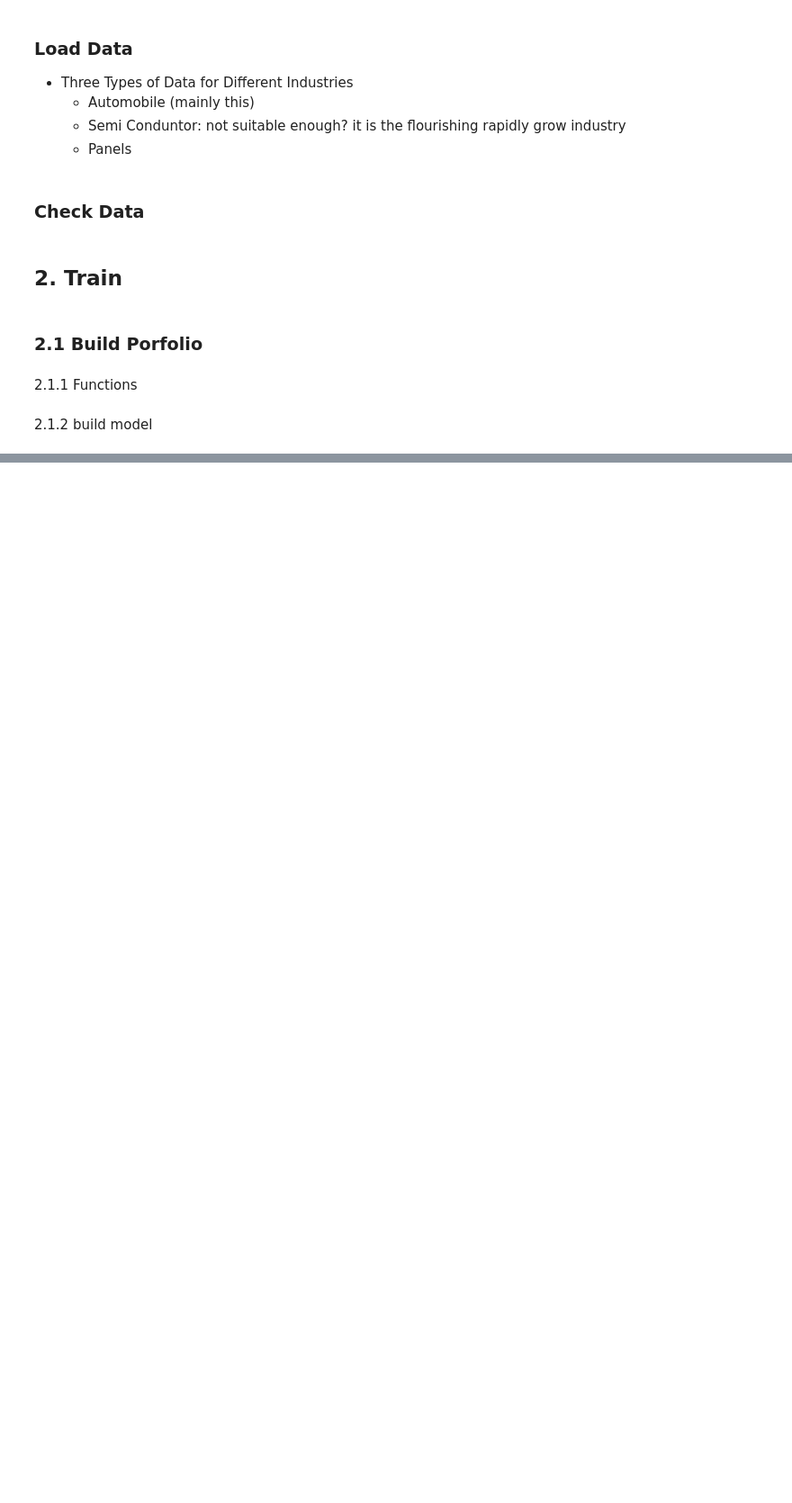
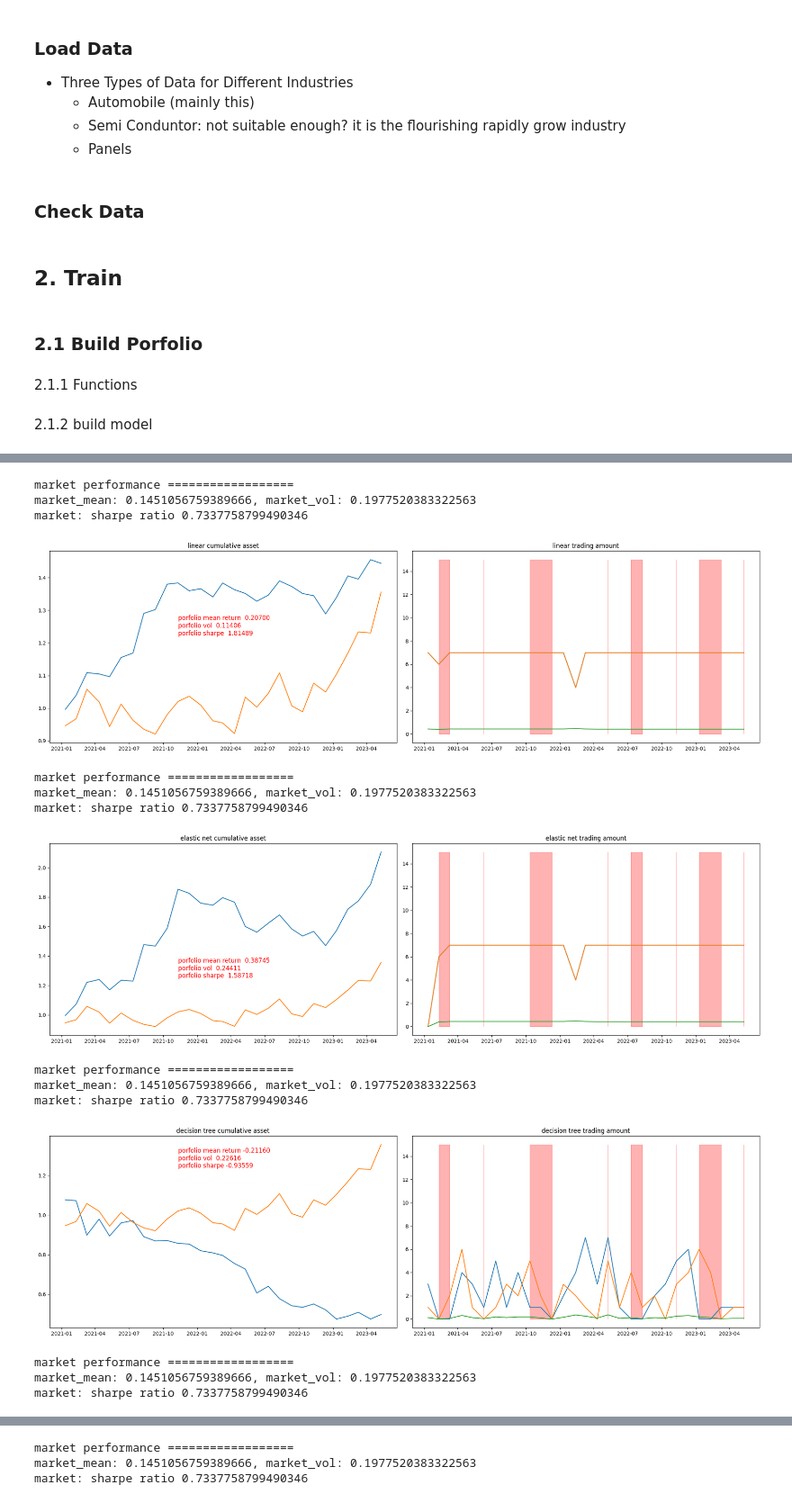
Before and after one commit to KJJHHH/Build-Portfolio, a Jupyter notebook: PORTFOLIO.ipynb, the cells around one changed output, grey strips where cells are left out. Shown at 90% size. Drawn from its saved outputs; the diff is of its cells as text; code cells hidden in the pictures; blank space fills up the shorter version.

```diff
--- a/PORTFOLIO.ipynb
+++ b/PORTFOLIO.ipynb
@@ -347,26 +331 @@ for i in [3, 4, 6]:
-# %%
-# load result
-
-models = {1: "linear",
-         2: "elastic net",
-         3: "decision tree",
-         4: "random forest",
-         5: "xgboost",
-         6: "svm",
-         7: "ensemble",
-         8: "neural network",
-         }
-
-model_strategy = {
-        "model": None,      # "linear" or "decision tree" or "xgboost" or "svm" or "neural network"
-        "long": 80,         # percentile
-        "short": 20,        # percentile
-        "train_size": 5,    # y
-        "test_size": 1,     # m
-        "test_year": 2021,  # start test from 2021/01
-        "n_trials": 1,      # NN
-        "not_short": False, # if not short == True: only do long
-        "ls_decision": ["test", "running"], # long short decision ["test"/"train", "running"]
-        "n_component": 89   # = input size | original dimension = input_size: 89
-        }
 # %%
@@ -436,0 +446,36 @@ FileNotFoundError: [Errno 2] No such file or directory: 'result/automobile/linea
+# %%
+industry = "automobile"
+models = {1: "linear",
+         2: "elastic net",
+         3: "decision tree",
+         4: "random forest",
+         5: "xgboost",
+         6: "svm",
+         7: "ensemble",
+         8: "neural network",
+         }
+
+
+for i in models:
+    if i == 7:
+        break
+    model = models[i]
+    plot_model_result(industry, model)
+    # performance_rolling, market_rolling, rplsw_rolling = models_get_result(industry, model)
+    # n_long, n_short, trading_rate = trading(rplsw_rolling)
+# %% [output]
+market performance ==================
+market_mean: 0.1451056759389666, market_vol: 0.1977520383322563
+market: sharpe ratio 0.7337758799490346
+[figure, added]
+market performance ==================
+market_mean: 0.1451056759389666, market_vol: 0.1977520383322563
+market: sharpe ratio 0.7337758799490346
+[figure, added]
+market performance ==================
+market_mean: 0.1451056759389666, market_vol: 0.1977520383322563
+market: sharpe ratio 0.7337758799490346
+[figure, added]
+market performance ==================
+market_mean: 0.1451056759389666, market_vol: 0.1977520383322563
+market: sharpe ratio 0.7337758799490346
@@ -436,0 +483,3 @@ FileNotFoundError: [Errno 2] No such file or directory: 'result/automobile/linea
+market performance ==================
+market_mean: 0.1451056759389666, market_vol: 0.1977520383322563
+market: sharpe ratio 0.7337758799490346
```
Also changed, not shown: parts of 10 cells of this notebook, 25 other files.
